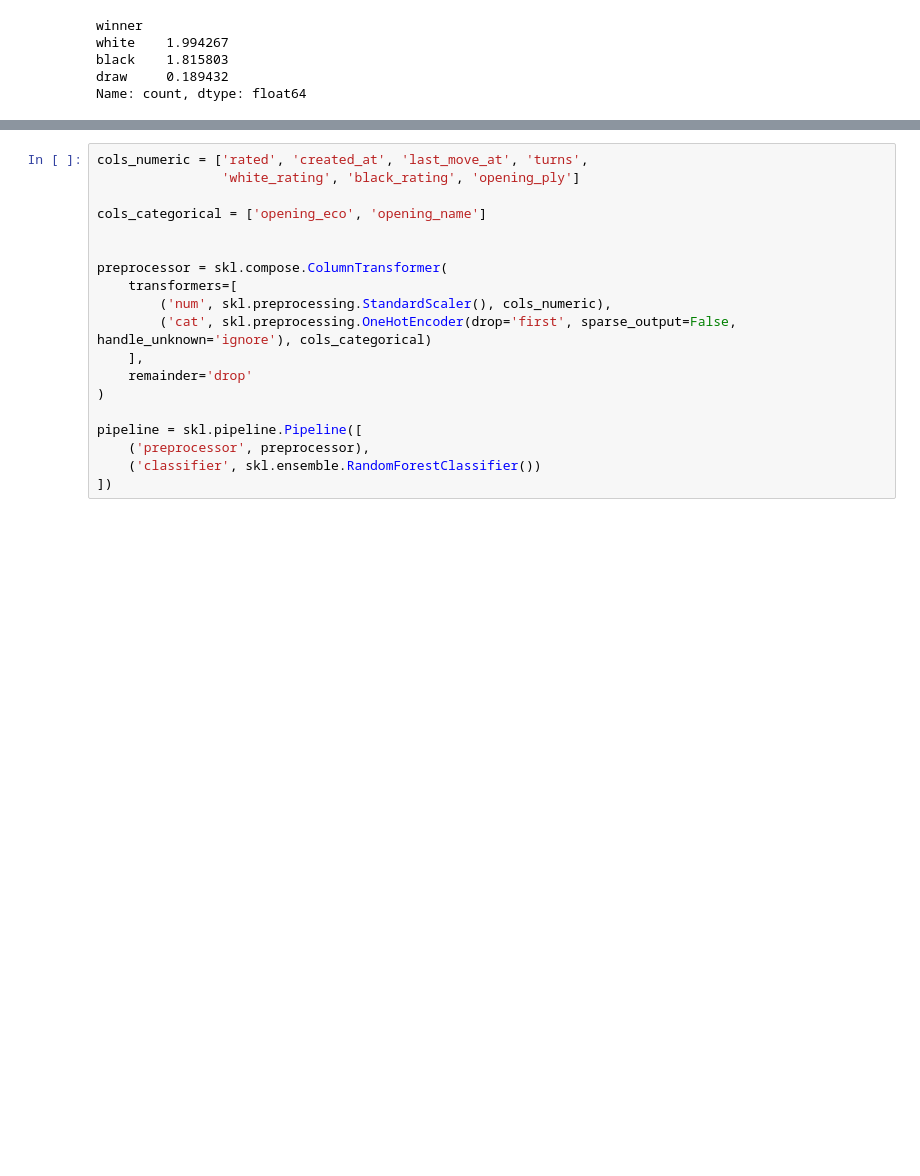
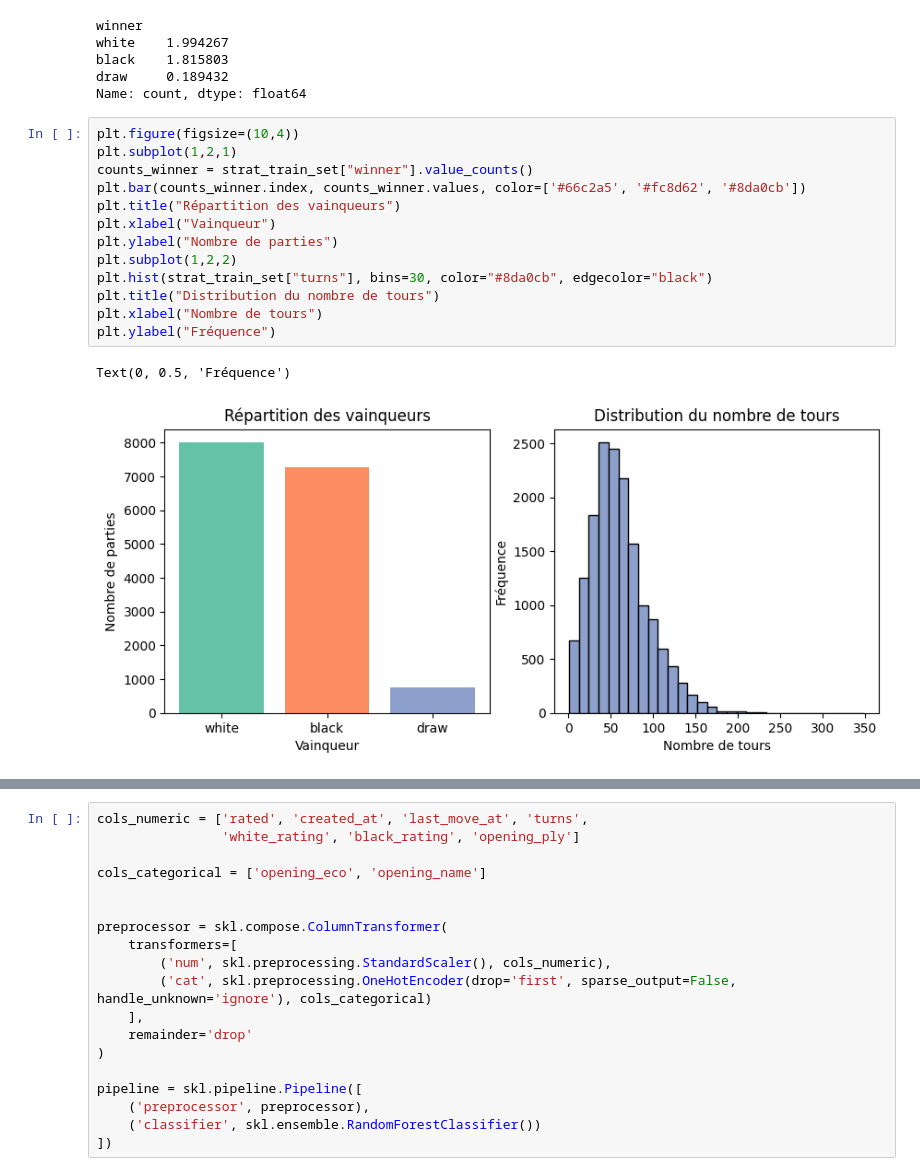
Before and after one commit to M4rwaneX/AAA_project, a Jupyter notebook: projet/projet.ipynb, the cells around one changed output, grey strips where cells are left out. Cells and saved outputs as stored; diff of their text form; blank space fills up the shorter version.

```diff
--- a/projet/projet.ipynb
+++ b/projet/projet.ipynb
@@ -53,3 +53,19 @@ white    1.994267
 black    1.815803
 draw     0.189432
 Name: count, dtype: float64
+# %%
+plt.figure(figsize=(10,4))
+plt.subplot(1,2,1)
+counts_winner = strat_train_set["winner"].value_counts()
+plt.bar(counts_winner.index, counts_winner.values, color=['#66c2a5', '#fc8d62', '#8da0cb'])
+plt.title("Répartition des vainqueurs")
+plt.xlabel("Vainqueur")
+plt.ylabel("Nombre de parties")
+plt.subplot(1,2,2)
+plt.hist(strat_train_set["turns"], bins=30, color="#8da0cb", edgecolor="black")
+plt.title("Distribution du nombre de tours")
+plt.xlabel("Nombre de tours")
+plt.ylabel("Fréquence")
+# %% [output]
+Text(0, 0.5, 'Fréquence')
+[figure, added]
```
Also changed, not shown: parts of 1 cell of this notebook.
